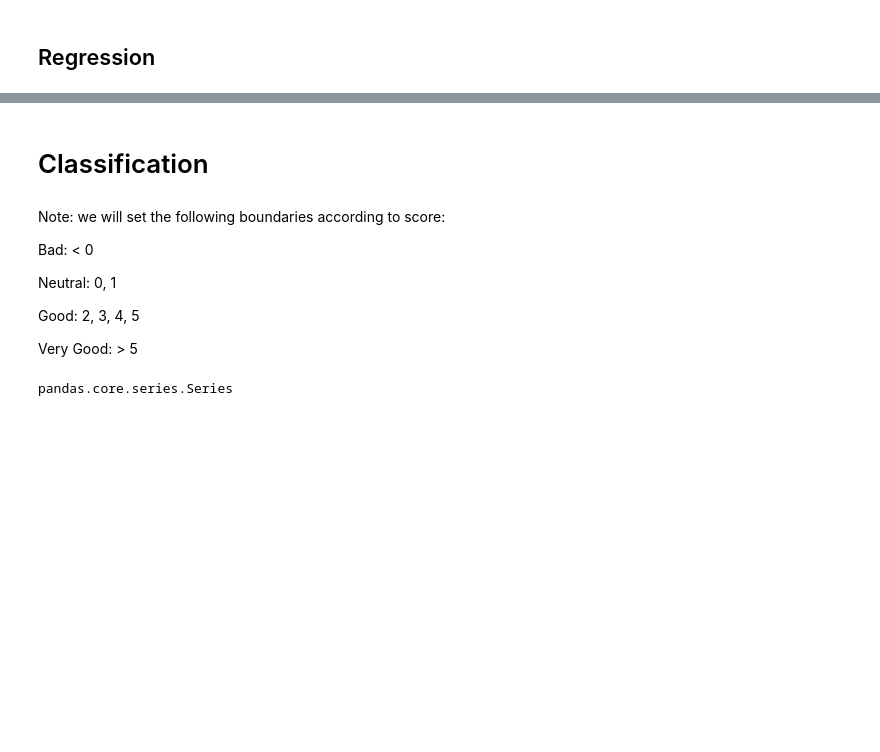
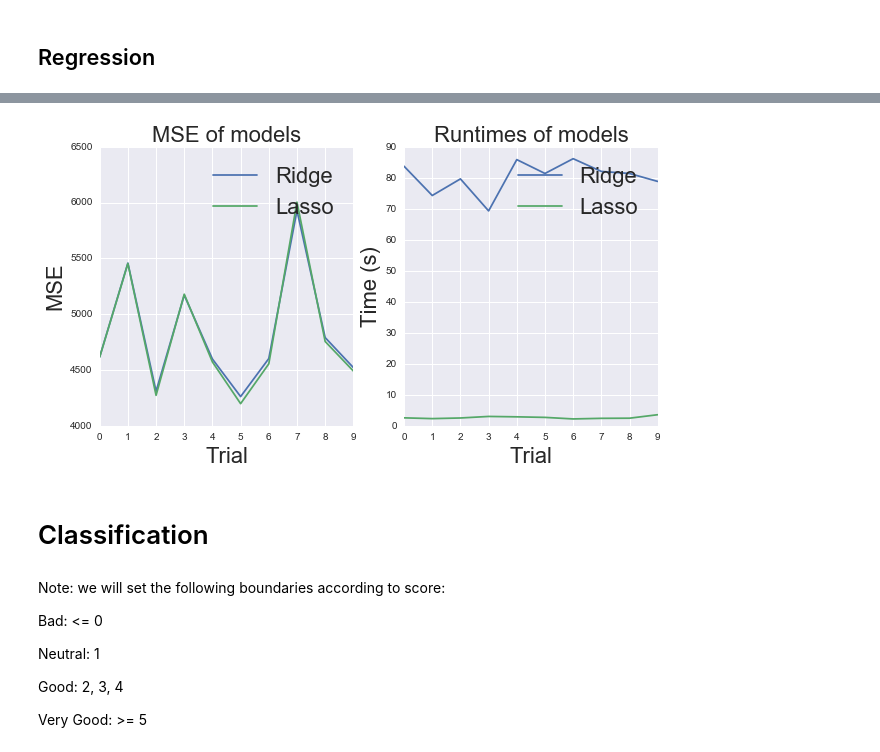
Before and after one commit to AndrewNg/COS424A4, a Jupyter notebook: SWorkbook.ipynb, the cells around one changed output, grey strips where cells are left out. Cells and saved outputs as stored; diff of their text form; code cells hidden in the pictures; blank space fills up the shorter version.

```diff
--- a/SWorkbook.ipynb
+++ b/SWorkbook.ipynb
@@ -211,16 +318,28 @@ plt.ylabel('Frequency')
+# %%
+f, ax = plt.subplots(1,2)
+for name in models.keys():
+    ax[0].plot(mse[name],label=name)
+    ax[0].set_title("MSE of models")
+    ax[0].set_xlabel("Trial")
+    ax[0].set_ylabel('MSE')
+    ax[0].legend()
+
+    ax[1].plot(runtimes[name],label=name)
+    ax[1].set_title("Runtimes of models")
+    ax[1].set_xlabel("Trial")
+    ax[1].set_ylabel('Time (s)')
+    ax[1].legend()
+# %% [output]
+[figure, added]
 # %% [markdown]
 # Classification
 # %% [markdown]
 Note: we will set the following boundaries according to score:
 
-Bad: < 0
+Bad: <= 0
 
-Neutral: 0, 1
+Neutral: 1
 
-Good: 2, 3, 4, 5
+Good: 2, 3, 4
 
-Very Good: > 5
+Very Good: >= 5
-# %%
-type(dft['score'])
-# %% [output]
-pandas.core.series.Series
```
Also changed, not shown: parts of 35 cells of this notebook.
